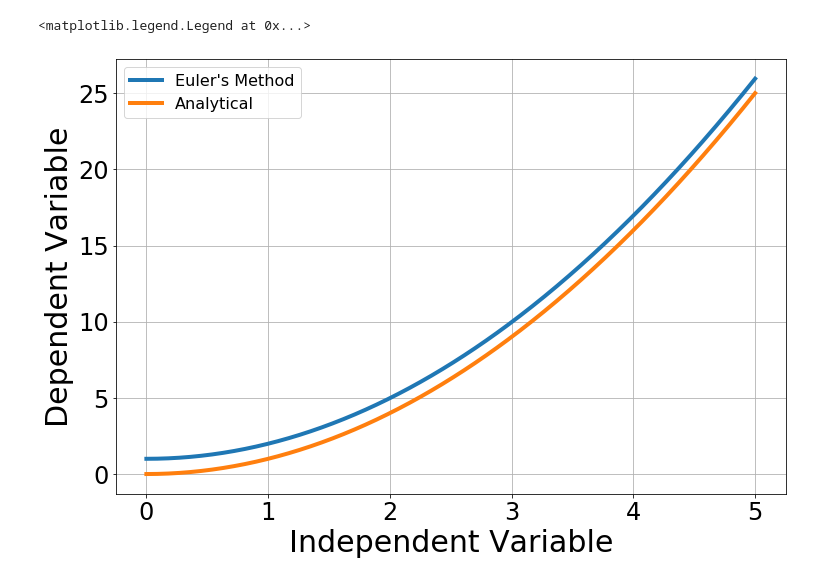
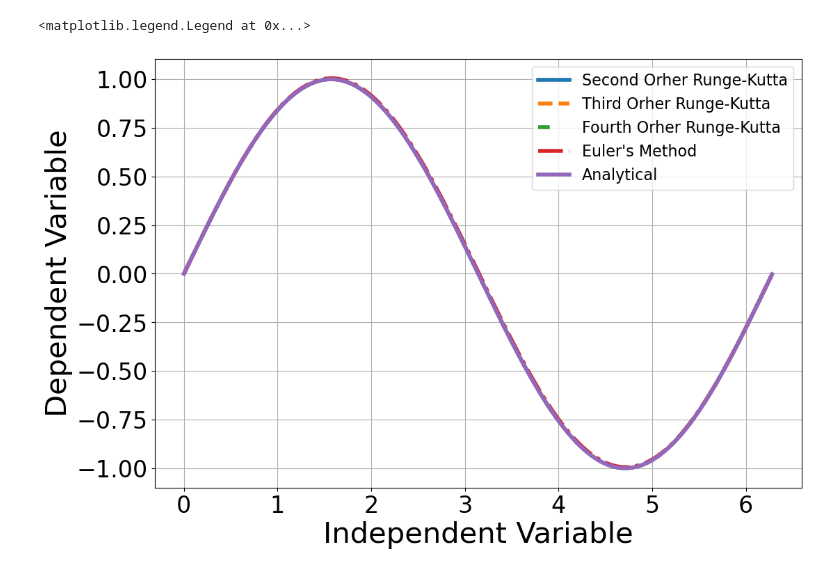
Before and after one commit to alexandrosmak/Numerical-Methods, a Jupyter notebook: Forward Euler Method.ipynb, the cells around one changed output. Saved outputs shown, nothing was run; the diff lists cells and outputs as text; code cells hidden in the pictures.

```diff
--- a/Forward Euler Method.ipynb
+++ b/Forward Euler Method.ipynb
@@ -9,7 +13,7 @@ y_{n+1} = y_{n} + h\frac{dy}{dt}\ (y_{n},t_{n})
 $$
 # %%
 class Model: # Define class
-    def euler(self, f, Y0, tstop, tstart, h):  # Define function used for forward euler method and respective arguments
+    def forwardeuler(self, f, Y0, tstop, tstart, h):  # Define function used for forward euler method and respective arguments
         # User needs to bind the class atrributes with the specified arguments , self
         # command enables the automated binding of instances with the given arguments
 
@@ -42,5 +185,6 @@ def f(y , t): # Define function to be solved
     return dydt # send the equation form back to the caller
 # %%
+
 plt.figure(figsize = (12,8))
 plt.ylabel('Dependent Variable', fontsize = 30) # to show axis labels and to determine fontsize
 plt.xlabel('Independent Variable', fontsize = 30) # to show axis labels and to determine fontsize
@@ -48,10 +192,20 @@ plt.xticks(fontsize = 24) # change fontsize of values in x-axis
 plt.yticks(fontsize = 24) # change fontsize of values in y-axis
 plt.grid(True) # to show grid on the plot
 
-for Y0 in [5, 10, 25, 50, 75, 100]: # Specify desired initial condition y[0]=Y0
-    MyClass = Model() # initialize class
-    y , t = MyClass.euler(f, Y0, 5, 0, 0.1) # Calls desired function from MyClass
+Y0 = 100 # Specify desired initial condition y[0]=Y0
 
-    plt.plot(t ,y , linewidth = 4, label =f'Y0 = {Y0}') # Plots numerical solutions obtained by forward Euler method
-    plt.legend(loc = 'best',  prop={'size': 16}) # To show which line corresponds to which label (thus YO)
+MyClass = RungeKutta() # initialize class
+
+y_2RK , t_2RK = MyClass.second(f, Y0, 5, 0, 0.01) # Calls desired function from MyClass
+y_3RK , t_3RK = MyClass.third(f, Y0, 5, 0, 0.01) # Calls desired function from MyClass
+y_4RK , t_4RK = MyClass.fourth(f, Y0, 5, 0, 0.01) # Calls desired function from MyClass
+
+MyClass = Model()
+y_euler , t_euler = MyClass.forwardeuler(f, Y0, 5, 0, 0.01)
+
+plt.plot(t_2RK , y_2RK , linewidth = 4, linestyle = 'solid', label = 'Second Order RK') # Plots numerical solutions obtained by Runge-Kutta's method
+plt.plot(t_3RK , y_3RK , linewidth = 4, linestyle = 'dashdot', label = 'Third Order RK') # Plots numerical solutions obtained by Runge-Kutta's method
+plt.plot(t_4RK , y_4RK , linewidth = 4, linestyle = 'dotted', label = 'Fourth Order RK') # Plots numerical solutions obtained by Runge-Kutta's method
+plt.plot(t_euler , y_euler , linewidth = 4, linestyle = 'dashed', label = 'Euler') # Plots numerical solutions obtained by forward Euler method
+plt.legend(loc = 'best',  prop={'size': 16}) # To show which line corresponds to which label (thus YO)
 # %% [output]
@@ -61,26 +225,37 @@ for Y0 in [5, 10, 25, 50, 75, 100]: # Specify desired initial condition y[0]=Y0
 # %%
 def g(y , t): # Defines ODE to be solved
-    dydt = 2*t # Defines equation of ODE
+    dydt = math.cos(t) # Defines equation of ODE
     return dydt # sends the equation form back to the caller
 # %%
 MyClass = Model() # # Initialize class call constructor
-y , t = MyClass.euler(g, Y0 = 1, tstart = 0, tstop = 5, h = 0.01) # Calls desired function from MyClass
+y_euler , t_euler = MyClass.forwardeuler(g, Y0 = 0, tstart = 0, tstop = 2*math.pi, h = 0.01) # Calls desired function from MyClass
 
+MyClass = RungeKutta() # # Initialize class call constructor
+
+y_2RK , t_2RK = MyClass.second(g, Y0 = 0, tstart = 0, tstop = 2*math.pi, h = 0.01) # Calls desired function from MyClass
+y_3RK , t_3RK = MyClass.third(g, Y0 = 0, tstart = 0, tstop = 2*math.pi, h = 0.01) # Calls desired function from MyClass
+y_4RK , t_4RK = MyClass.fourth(g, Y0 = 0, tstart = 0, tstop = 2*math.pi, h = 0.01) # Calls desired function from MyClass
+
+
+t = t_euler
 y_real = np.zeros(len(t)) # creates a 1D np array of equal size to time points, to store analytical solutions y_real
 
 plt.figure(figsize = (12,8))
 plt.ylabel('Dependent Variable', fontsize = 30) # to show axis labels and to determine fontsize
 plt.xlabel('Independent Variable', fontsize = 30) # to show axis labels and to determine fontsize
 plt.xticks(fontsize = 24) # change fontsize of values in x-axis
 plt.yticks(fontsize = 24) # change fontsize of values in y-axis
 plt.grid(True) # to show grid on the plot
 
 for i in range(0,len(y_real)): # calls loop which solves analytical expression for each time point tn
-    y_real[i]=t[i]**2 # form of analytical expression
+    y_real[i] = math.sin(t[i]) # form of analytical expression
 
-plt.plot(t , y, linewidth = 4, label = "Euler's Method") # plots solutions obtained by forward Euler's method
-plt.plot(t , y_real, linewidth = 4, label = "Analytical") # plots solutions obtained by analytical expression
+plt.plot(t_2RK , y_2RK, linewidth = 4, label = "Second Orher Runge-Kutta") # plots solutions obtained by Runge-Kutta's method
+plt.plot(t_3RK , y_3RK, linewidth = 4, label = "Third Orher Runge-Kutta", linestyle = 'dashed') # plots solutions obtained by Runge-Kutta's method
+plt.plot(t_4RK , y_4RK, linewidth = 4, label = "Fourth Orher Runge-Kutta", linestyle = (0, (3,10,1,10))) # plots solutions obtained byRunge-Kutta's method
+plt.plot(t_euler , y_euler, linewidth = 4, label = "Euler's Method", linestyle = 'dashdot') # plots solutions obtained by forward Euler's method
+plt.plot(t , y_real, linewidth = 4, label = "Analytical", linestyle = 'solid') # plots solutions obtained by analytical expression
 plt.legend(loc = 'best',  prop={'size': 16}) # to show which line corresponds to which label (analytical or numerical)
 # %% [output]
 <matplotlib.legend.Legend at 0x...>
-[figure, old version]
+[figure, new version]
```
Also changed, not shown: parts of 13 cells of this notebook.
